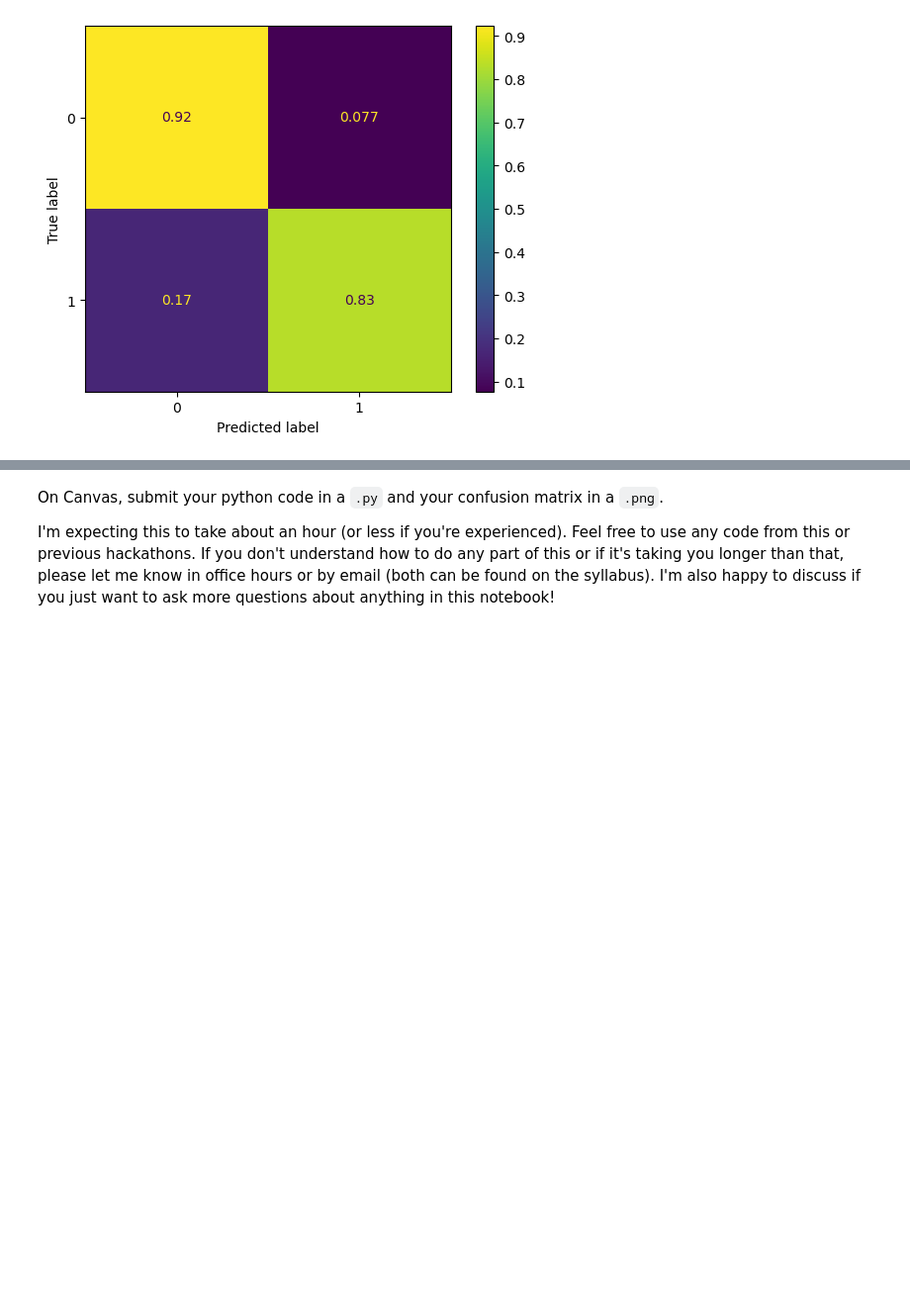
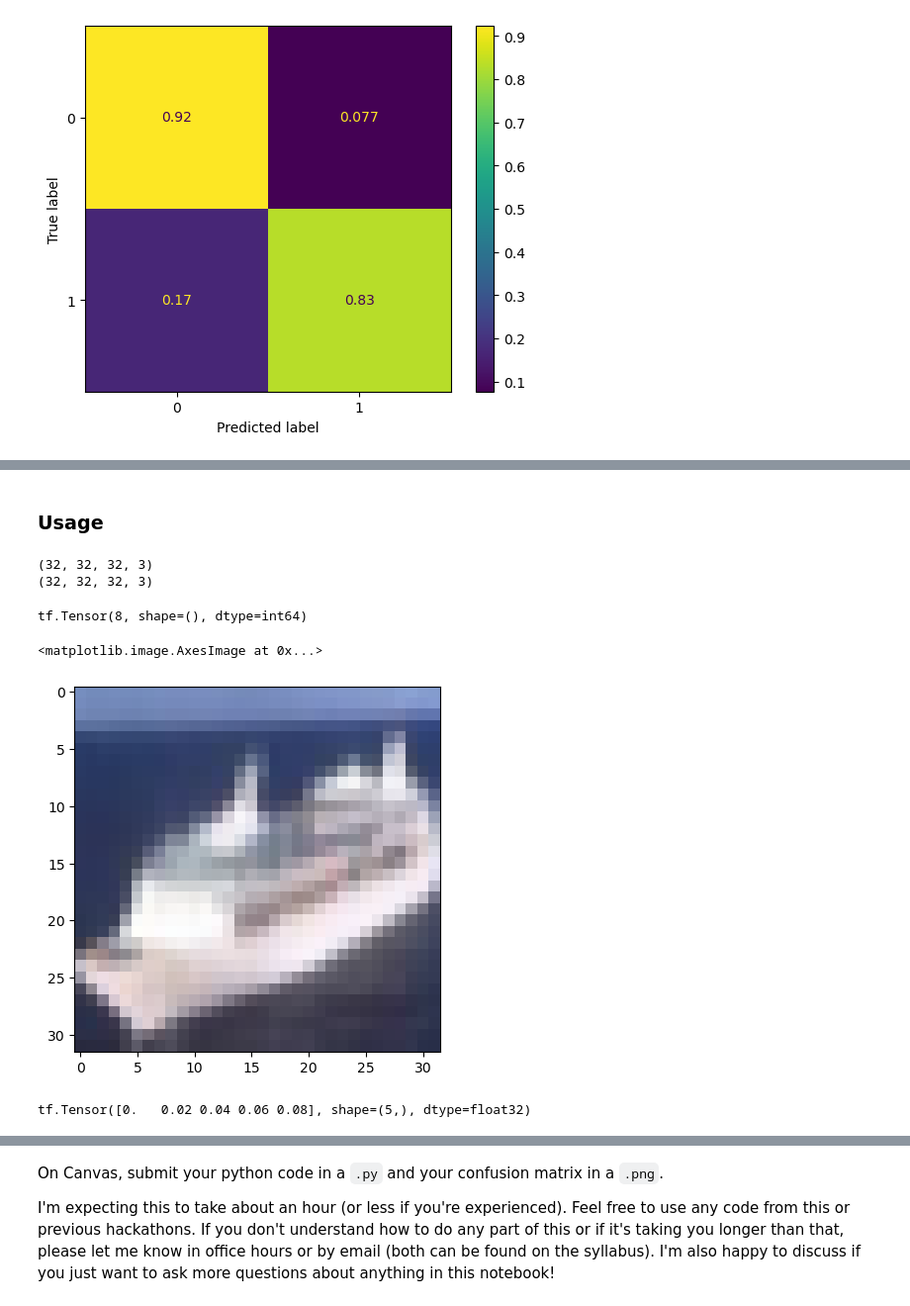
Before and after one commit to sscott-cse/Intro-Deep-Learning-Notebooks, a Jupyter notebook: CSCE-479-879/Hackathons/hackathon4.ipynb, the cells around one changed output, grey strips where cells are left out. Shown at 99% size. Saved outputs shown, nothing was run; the diff lists cells and outputs as text; code cells hidden in the pictures; blank space fills up the shorter version.

```diff
--- a/CSCE-479-879/Hackathons/hackathon4.ipynb
+++ b/CSCE-479-879/Hackathons/hackathon4.ipynb
@@ -472,0 +485,20 @@ plt.show()
+# %%
+hidden_1 = tf.keras.layers.Conv2D(filters=32,
+                                  kernel_size=3, padding='same', activation=tf.nn.relu, name='hidden_1')
+hidden_2 = tf.keras.layers.Conv2D(filters=64, kernel_size=3, padding='same', activation=tf.nn.relu, name='hidden_2')
+pool_1 = tf.keras.layers.MaxPool2D(padding='same')
+hidden_3 = tf.keras.layers.Conv2D(filters=128, kernel_size=3, padding='same', activation=tf.nn.relu, name='hidden_3')
+hidden_4 = tf.keras.layers.Conv2D(filters=256, kernel_size=3, padding='same', activation=tf.nn.relu, name='hidden_4')
+pool_2 = tf.keras.layers.MaxPool2D(padding='same')
+flatten = tf.keras.layers.Flatten()
+output = tf.keras.layers.Dense(10)
+conv_classifier = tf.keras.Sequential([hidden_1, hidden_2, pool_1, hidden_3, hidden_4, pool_2, flatten, output])
+# HINT: while training, you can use sparse_categorical_crossentropy loss
+# HINT: dense layer needs softmax activation for multi-class classification
+
+# Run some data through the network to initialize it
+for batch in train_ds:
+    # data is uint8 by default, so we have to cast it
+    conv_classifier(tf.cast(batch['image'], tf.float32))
+    break
+conv_classifier.summary()
@@ -472,0 +616,13 @@ plt.show()
+# %% [markdown]
+### Usage
+# %%
+for batch in train_ds:
+    print(batch['image'].shape)
+    image_tensors = tf.cast(batch['image'], tf.float32)
+    image_tensors = image_tensors / 255.0
+    targets = batch['label']
+    print(image_tensors.shape)
+    break
+# %% [output]
+(32, 32, 32, 3)
+(32, 32, 32, 3)
@@ -472,0 +631,17 @@ plt.show()
+# %%
+print(targets[0])
+plt.imshow(image_tensors[0])
+# %% [output]
+tf.Tensor(8, shape=(), dtype=int64)
+<matplotlib.image.AxesImage at 0x...>
+[figure, added]
+# %%
+demo_steps = 50
+demo_alphas = tf.linspace(start=0.0, stop=1.0, num=demo_steps+1)
+print(demo_alphas[:5])
+interpolated_images = interpolate_images(
+    baseline=baseline,
+    image=image_tensors[0],
+    alphas=demo_alphas)
+# %% [output]
+tf.Tensor([0.   0.02 0.04 0.06 0.08], shape=(5,), dtype=float32)
```
Also changed, not shown: parts of 33 cells of this notebook.
